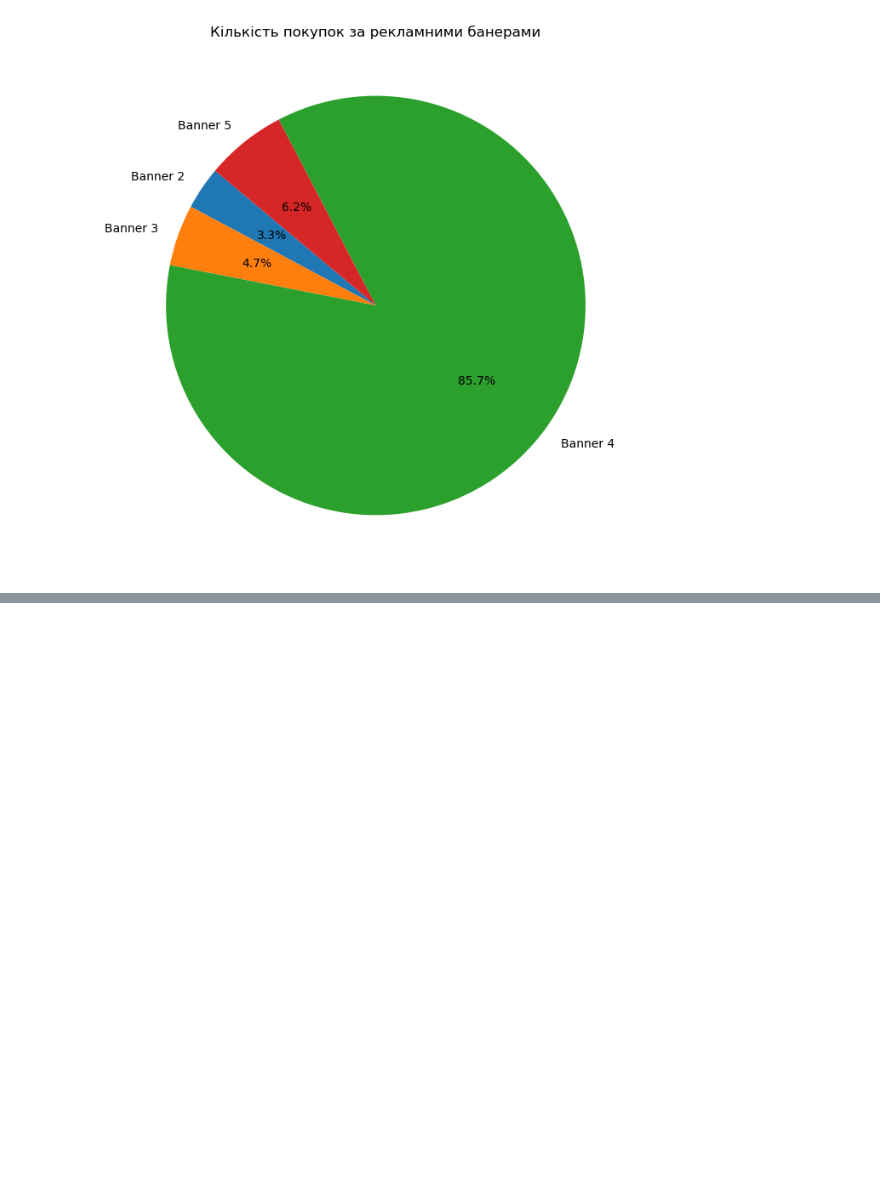
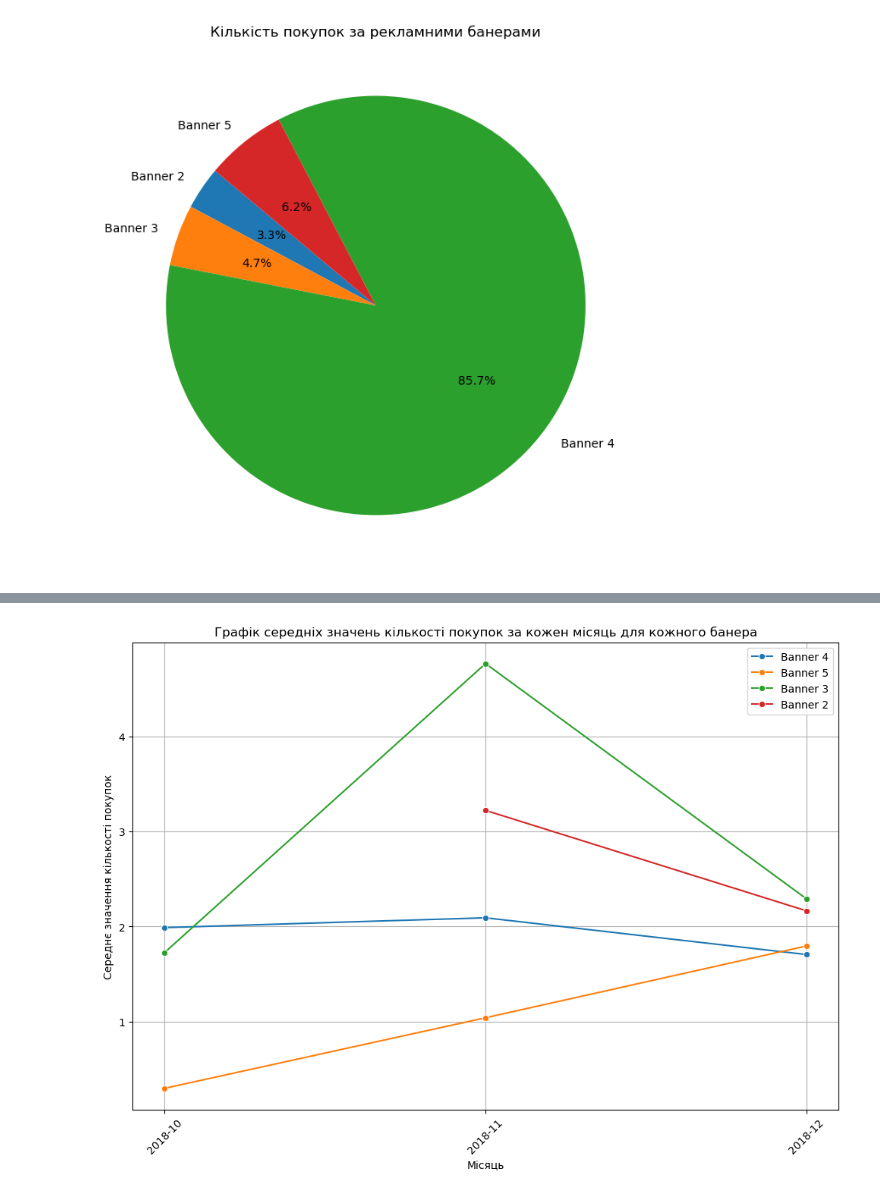
Before and after one commit to Olrana/Test_1, a Jupyter notebook: Sheet3_test_Ravska.ipynb, the cells around one changed output, grey strips where cells are left out. Saved outputs shown, nothing was run; the diff lists cells and outputs as text; code cells hidden in the pictures; blank space fills up the shorter version.

```diff
--- a/Sheet3_test_Ravska.ipynb
+++ b/Sheet3_test_Ravska.ipynb
@@ -146,0 +135,20 @@ plt.show()
+# %%
+task3_df1['Дата реєстрації'] = pd.to_datetime(task3_df1['Дата реєстрації'])
+task3_df1['Місяць'] = task3_df1['Дата реєстрації'].dt.to_period('M')
+banners = task3_df1['Рекламний банер '].unique()
+plt.figure(figsize=(12, 8))
+
+for banner in banners:
+    subset = task3_df1[task3_df1['Рекламний банер '] == banner]
+    monthly_avg = subset.groupby('Місяць')['Кількість покупок'].mean()
+    sns.lineplot(x=monthly_avg.index.astype(str), y=monthly_avg.values, label=banner, marker='o')
+
+plt.xlabel('Місяць')
+plt.ylabel('Середнє значення кількості покупок')
+plt.title('Графік середніх значень кількості покупок за кожен місяць для кожного банера')
+plt.xticks(rotation=45)
+plt.legend()
+plt.grid()
+plt.show()
+# %% [output]
+[figure, added]
```
Also changed, not shown: parts of 12 cells of this notebook, 1 other file.
